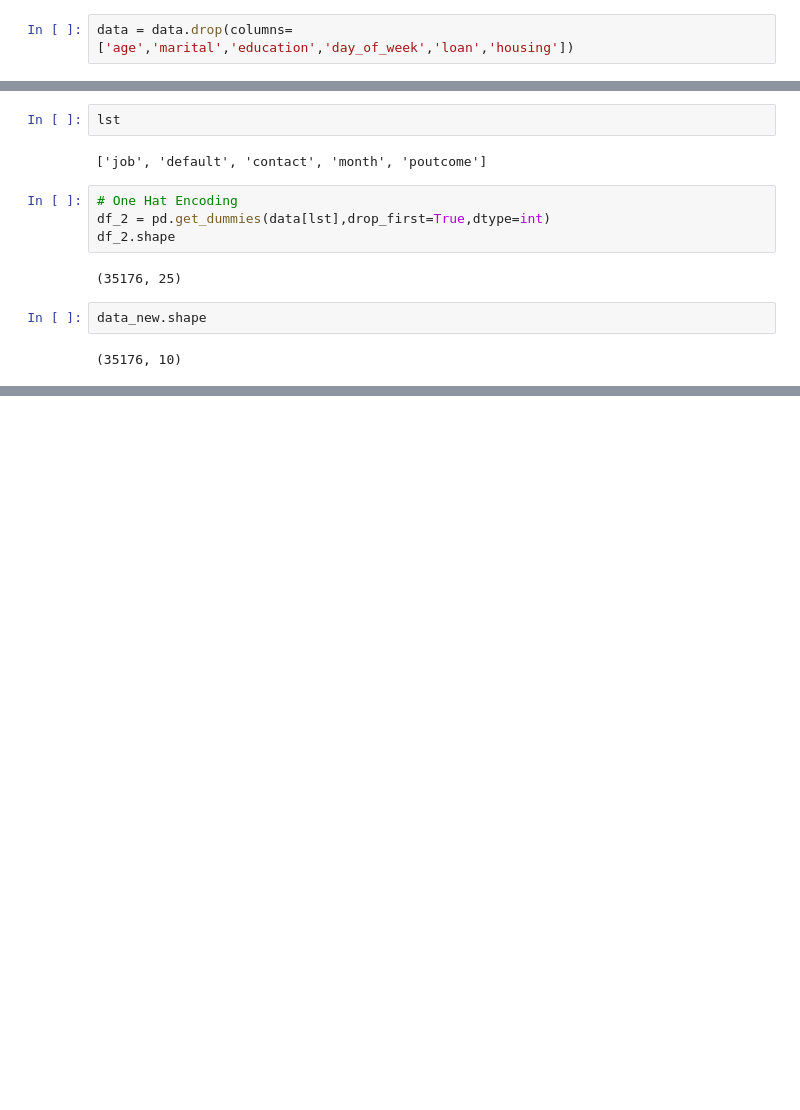
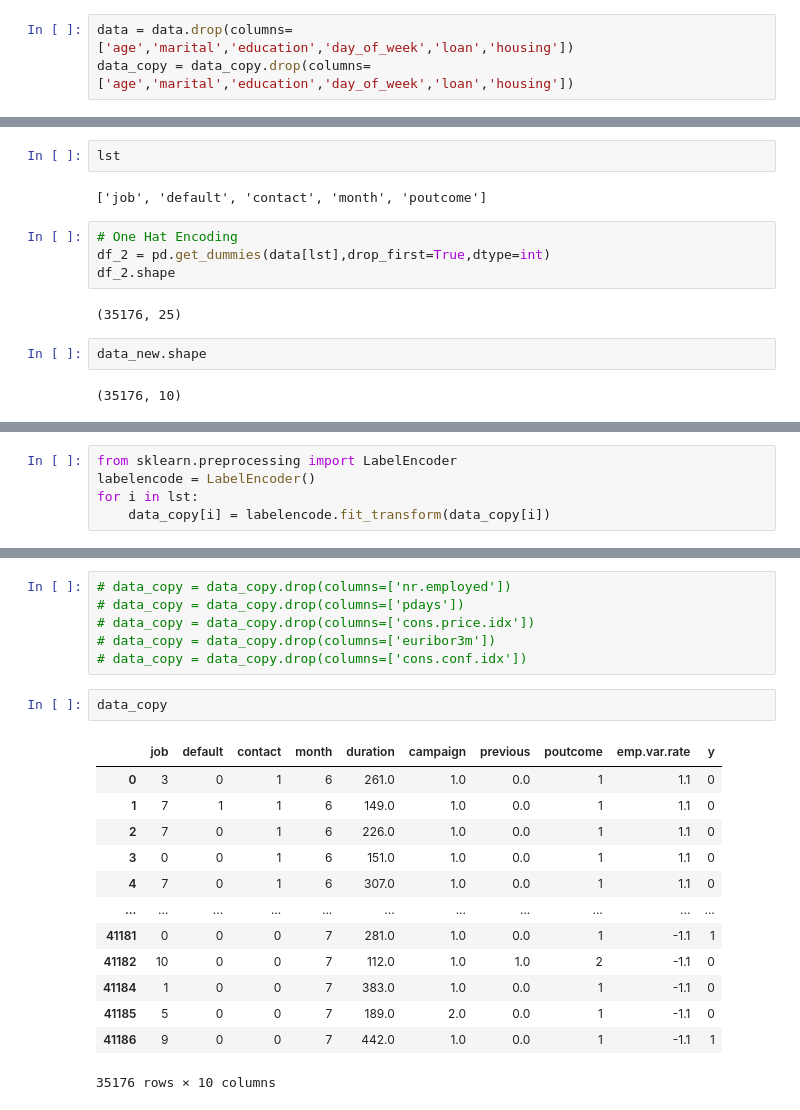
Before and after one commit to saptarshidas219/ML_Prog, a Jupyter notebook: logisticsR.ipynb, the cells around one changed output, grey strips where cells are left out. Drawn from its saved outputs; the diff is of its cells as text; blank space fills up the shorter version.

```diff
--- a/logisticsR.ipynb
+++ b/logisticsR.ipynb
@@ -273,6 +234,7 @@ df_new
 | 10 | poutcome | 0.838120 |
 # %%
 data = data.drop(columns=['age','marital','education','day_of_week','loan','housing'])
+data_copy = data_copy.drop(columns=['age','marital','education','day_of_week','loan','housing'])
 # %%
 data_new = data.loc[:, ~data.columns.isin(['job', 'marital','default','poutcome','month','contact'])]
 # %%
@@ -324,0 +311,5 @@ data_combined.sample(7)
+# %%
+from sklearn.preprocessing import LabelEncoder
+labelencode = LabelEncoder()
+for i in lst:
+    data_copy[i] = labelencode.fit_transform(data_copy[i])
@@ -324,0 +360,22 @@ data_combined.sample(7)
+# %%
+# data_copy = data_copy.drop(columns=['nr.employed'])
+# data_copy = data_copy.drop(columns=['pdays'])
+# data_copy = data_copy.drop(columns=['cons.price.idx'])
+# data_copy = data_copy.drop(columns=['euribor3m'])
+# data_copy = data_copy.drop(columns=['cons.conf.idx'])
+# %%
+data_copy
+# %% [output]
+|  | job | default | contact | month | duration | campaign | previous | poutcome | emp.var.rate | y |
+| 0 | 3 | 0 | 1 | 6 | 261.0 | 1.0 | 0.0 | 1 | 1.1 | 0 |
+| 1 | 7 | 1 | 1 | 6 | 149.0 | 1.0 | 0.0 | 1 | 1.1 | 0 |
+| 2 | 7 | 0 | 1 | 6 | 226.0 | 1.0 | 0.0 | 1 | 1.1 | 0 |
+| 3 | 0 | 0 | 1 | 6 | 151.0 | 1.0 | 0.0 | 1 | 1.1 | 0 |
+| 4 | 7 | 0 | 1 | 6 | 307.0 | 1.0 | 0.0 | 1 | 1.1 | 0 |
+| ... | ... | ... | ... | ... | ... | ... | ... | ... | ... | ... |
+| 41181 | 0 | 0 | 0 | 7 | 281.0 | 1.0 | 0.0 | 1 | -1.1 | 1 |
+| 41182 | 10 | 0 | 0 | 7 | 112.0 | 1.0 | 1.0 | 2 | -1.1 | 0 |
+| 41184 | 1 | 0 | 0 | 7 | 383.0 | 1.0 | 0.0 | 1 | -1.1 | 0 |
+| 41185 | 5 | 0 | 0 | 7 | 189.0 | 2.0 | 0.0 | 1 | -1.1 | 0 |
+| 41186 | 9 | 0 | 0 | 7 | 442.0 | 1.0 | 0.0 | 1 | -1.1 | 1 |
+35176 rows × 10 columns
```
Also changed, not shown: parts of 23 cells of this notebook, 1 other file.
